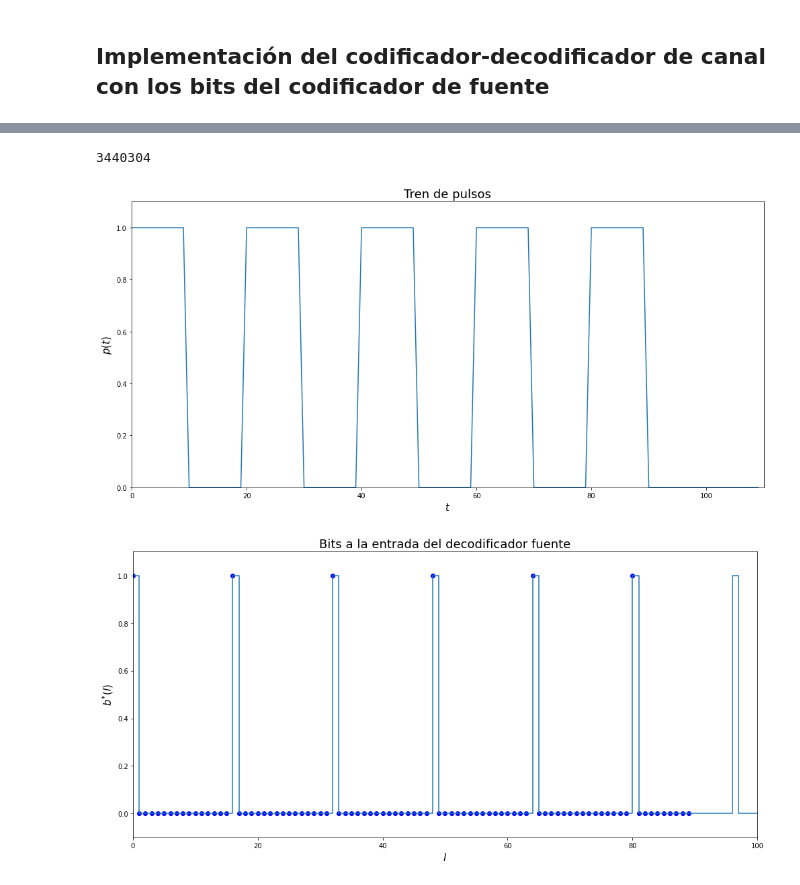
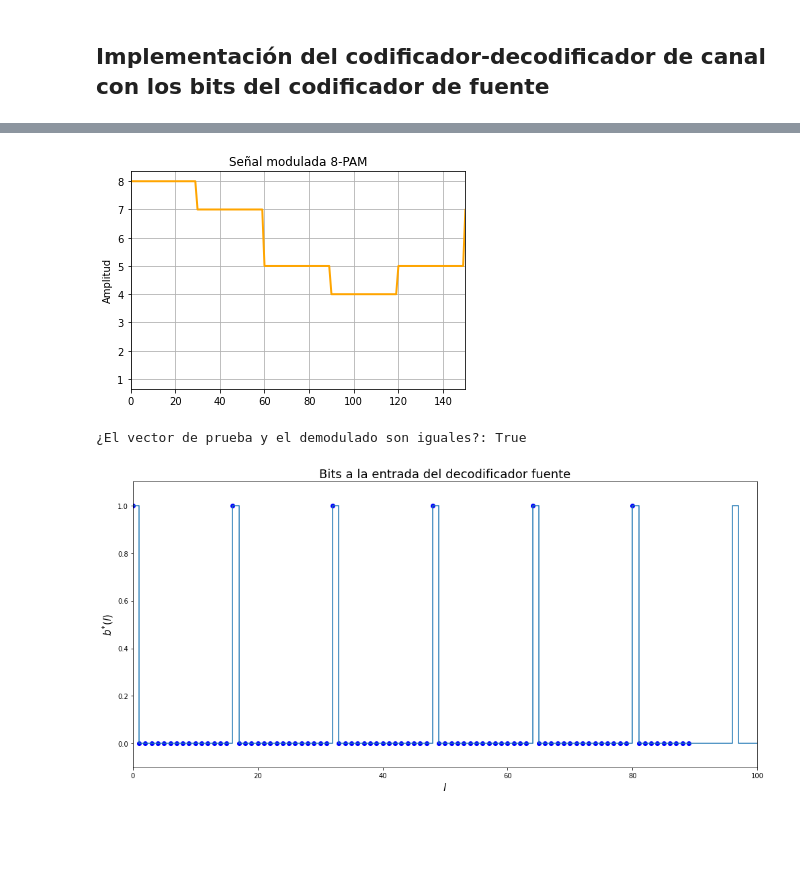
Before and after one commit to TheRadDani/Avance3-telecomunicaciones, a Jupyter notebook: Proyecto 3/Avance03_Proyecto_Ing_Comunicaciones.ipynb, the cells around one changed output, grey strips where cells are left out. Drawn from its saved outputs; the diff is of its cells as text; code cells hidden in the pictures; blank space fills up the shorter version.

Commit message:
Modulador y demodulador hechos

```diff
--- a/Proyecto 3/Avance03_Proyecto_Ing_Comunicaciones.ipynb
+++ b/Proyecto 3/Avance03_Proyecto_Ing_Comunicaciones.ipynb
@@ -363,10 +447,18 @@ def covertir_gray(binary):
 # %%
 #codificador PAM M = 8
 k = 3
 M = 2**k
 bfT = bkT
 # Se utiliza bfT como entrada de bits al codificador de canal
-bcT, ceros = codif_canal(bfT)
-bits_simbolo, ceros = rellenar(bcT, k)
+#bcT, ceros = codif_canal(bfT)
+'''
+Se está haciendo una prueba con un vector de tamaño reducido
+'''
+prueba = np.round(np.random.rand(10000)).astype(int)
+xT, ceros_modulacion, Ns = codif_modulacion(prueba)
+xR = xT
+bcR = demodulador(xR, ceros_modulacion, Ns)
+print("¿El vector de prueba y el demodulado son iguales?:", (prueba == bcR).all())
 # %% [output]
+[figure, added]
-3440304
+¿El vector de prueba y el demodulado son iguales?: True
@@ -396,19 +465,3 @@ def codif_modulacion(bits):
-# %%
-fig, ax = plt.subplots(nrows=1, sharex=True, figsize=(14, 7))
-
-# La onda de bits en la entrada del decodificador
-plt.title('Tren de pulsos')
-plt.axis((0,110,0,1.1))
-ax.plot(sig)
-ax.set_ylabel('$p(t)$')
-ax.set_xlabel('$t$ ')
-ax.title.set_size(18)
-ax.xaxis.label.set_size(15)
-ax.yaxis.label.set_size(15)
-fig.tight_layout()
-plt.show()
-# %% [output]
-[figure, removed]
 # %%
 # Decodificación de fuente
 
```
Also changed, not shown: parts of 6 cells of this notebook.
